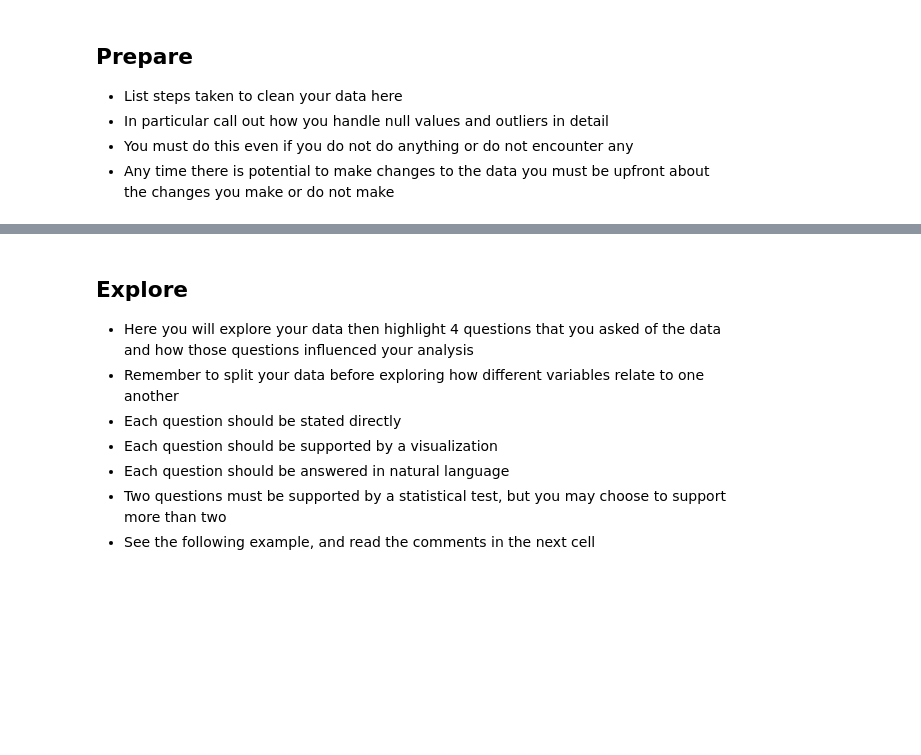
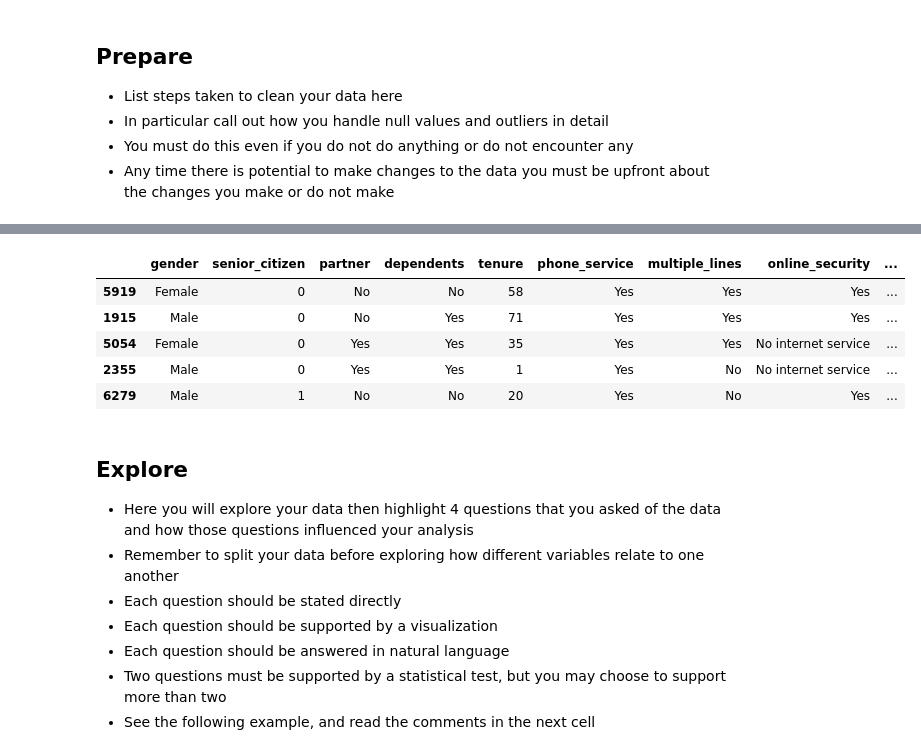
Before and after one commit to raedownen/classification-exercises, a Jupyter notebook: telco-draft.ipynb, the cells around one changed output, grey strips where cells are left out. Cells and saved outputs as stored; diff of their text form; code cells hidden in the pictures; blank space fills up the shorter version.

```diff
--- a/telco-draft.ipynb
+++ b/telco-draft.ipynb
@@ -23,3 +23,6 @@ import prepare as pr
+# %%
+# to see all columns in wide datasets
+pd.set_option('display.max_columns', None)
 # %% [markdown]
 ## Acquire
 
@@ -198,3 +173,12 @@ memory usage: 911.2+ KB
+# %%
+train.head()
+# %% [output]
+|  | gender | senior_citizen | partner | dependents | tenure | phone_service | multiple_lines | online_security | ... |
+| 5919 | Female | 0 | No | No | 58 | Yes | Yes | Yes | ... |
+| 1915 | Male | 0 | No | Yes | 71 | Yes | Yes | Yes | ... |
+| 5054 | Female | 0 | Yes | Yes | 35 | Yes | Yes | No internet service | ... |
+| 2355 | Male | 0 | Yes | Yes | 1 | Yes | No | No internet service | ... |
+| 6279 | Male | 1 | No | No | 20 | Yes | No | Yes | ... |
 # %% [markdown]
 ## Explore
 
```
Also changed, not shown: parts of 27 cells of this notebook.
